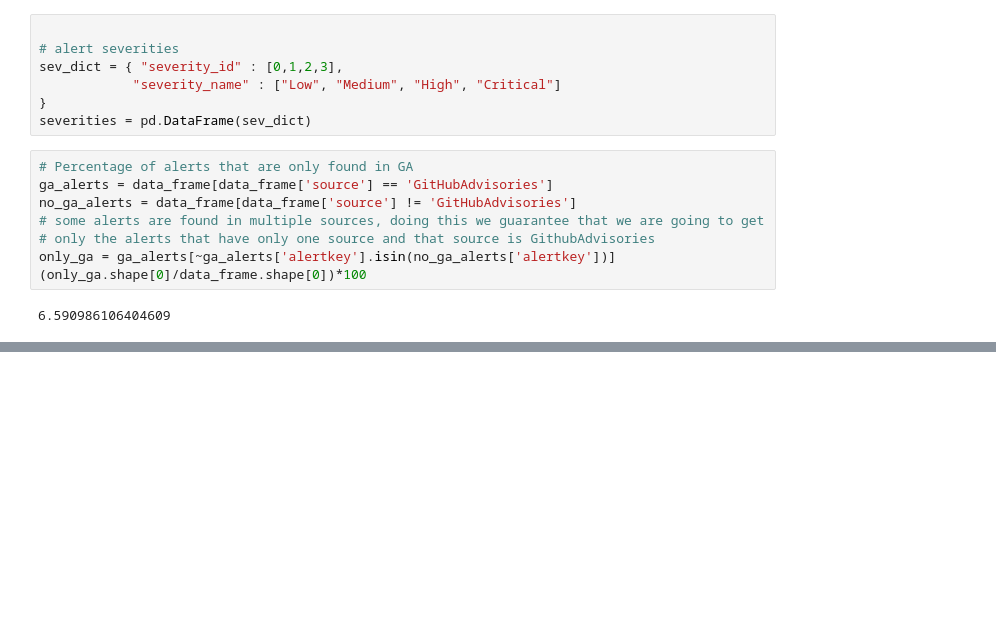
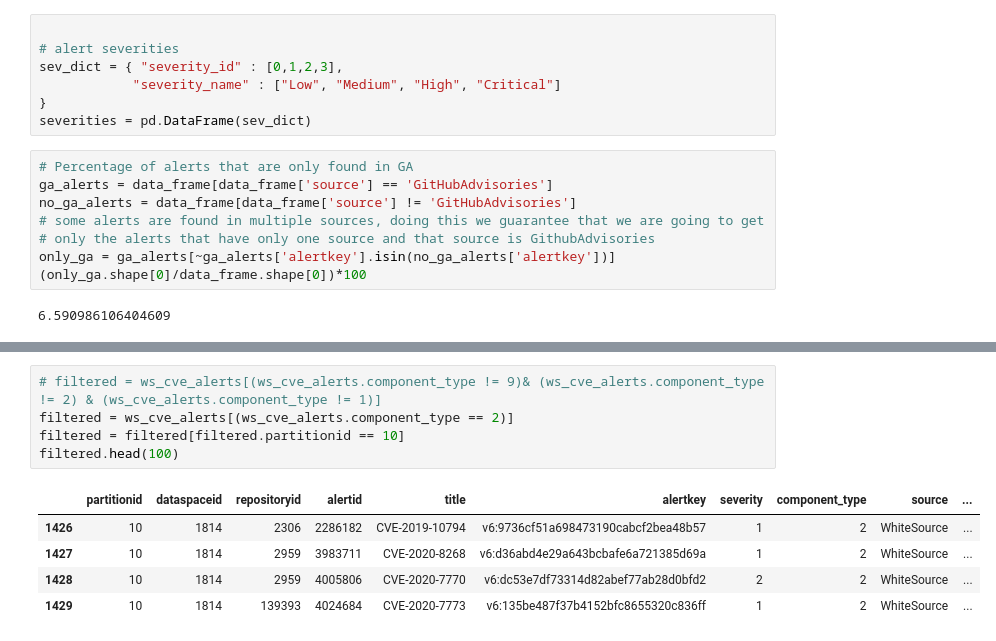
Before and after one commit to jcfiorenzano/data-providers-analysis, a Jupyter notebook: data-providers-analysis.ipynb, the cells around one changed output, grey strips where cells are left out. Saved outputs shown, nothing was run; the diff lists cells and outputs as text; blank space fills up the shorter version.

```diff
--- a/data-providers-analysis.ipynb
+++ b/data-providers-analysis.ipynb
@@ -113,3 +133,14 @@ labeldistance=1.24)
+# %%
+# filtered = ws_cve_alerts[(ws_cve_alerts.component_type != 9)& (ws_cve_alerts.component_type != 2) & (ws_cve_alerts.component_type != 1)]
+filtered = ws_cve_alerts[(ws_cve_alerts.component_type == 2)]
+filtered = filtered[filtered.partitionid == 10]
+filtered.head(100)
+# %% [output]
+|  | partitionid | dataspaceid | repositoryid | alertid | title | alertkey | severity | component_type | source | ... |
+| 1426 | 10 | 1814 | 2306 | 2286182 | CVE-2019-10794 | v6:9736cf51a698473190cabcf2bea48b57 | 1 | 2 | WhiteSource | ... |
+| 1427 | 10 | 1814 | 2959 | 3983711 | CVE-2020-8268 | v6:d36abd4e29a643bcbafe6a721385d69a | 1 | 2 | WhiteSource | ... |
+| 1428 | 10 | 1814 | 2959 | 4005806 | CVE-2020-7770 | v6:dc53e7df73314d82abef77ab28d0bfd2 | 2 | 2 | WhiteSource | ... |
+| 1429 | 10 | 1814 | 139393 | 4024684 | CVE-2020-7773 | v6:135be487f37b4152bfc8655320c836ff | 1 | 2 | WhiteSource | ... |
 # %%
 # Alerts for a specific component type
 
```
Also changed, not shown: parts of 19 cells of this notebook, 4 other files.
